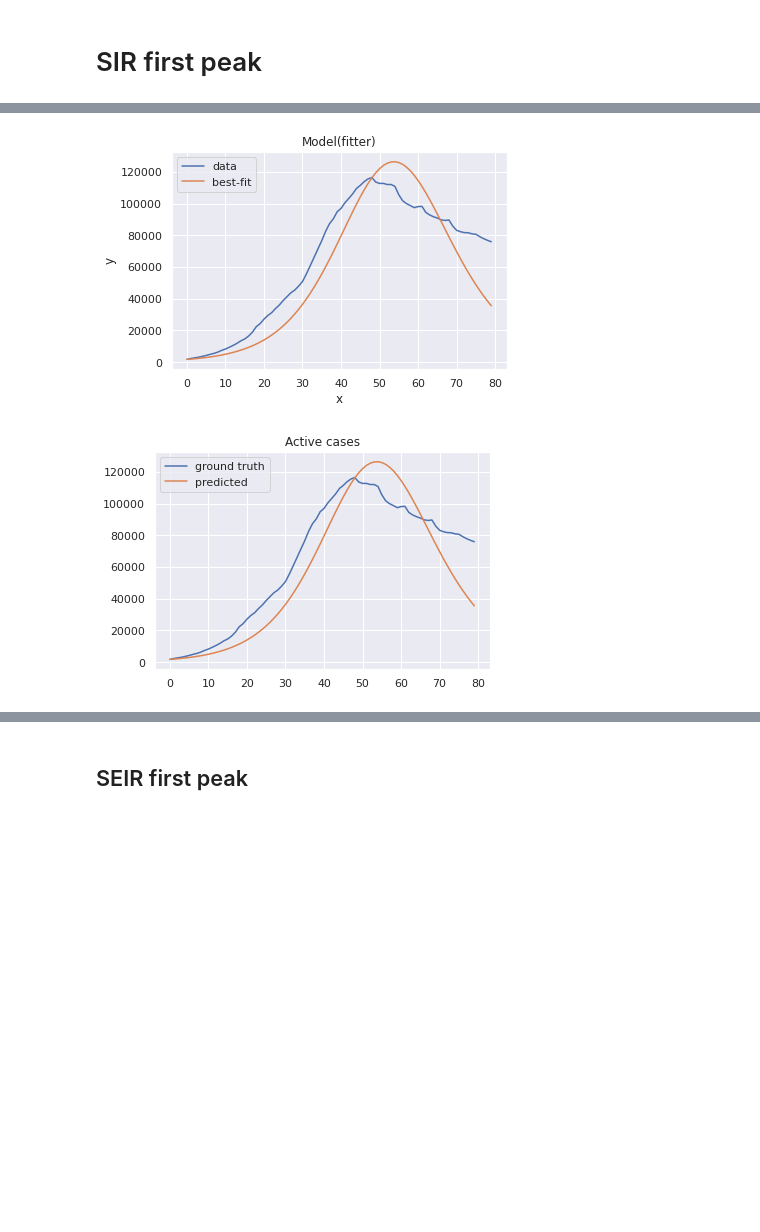
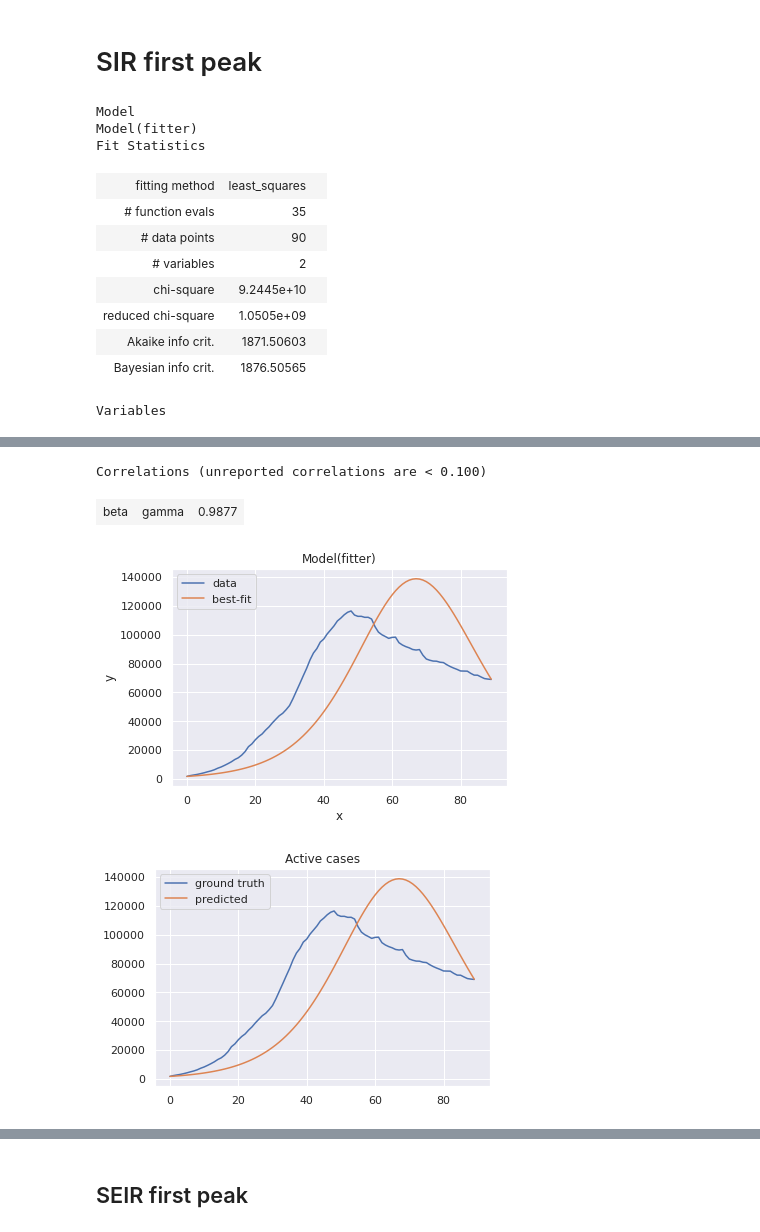
Before and after one commit to btseytlin/covid_peak_sir_modelling, a Jupyter notebook: sir curve fit.ipynb, the cells around one changed output, grey strips where cells are left out. Cells and saved outputs as stored; diff of their text form; code cells hidden in the pictures; blank space fills up the shorter version.

```diff
--- a/sir curve fit.ipynb
+++ b/sir curve fit.ipynb
@@ -57,9 +57,22 @@ len(t)
 # %%
 model = SIROneStain(population)
 
-subset = df.iloc[20:100]
+subset = df[20:110]
 model.fit(subset, subset['infected'])
 
 result = model.fit_result_
 result.plot_fit(datafmt="-");
+result
 # %% [output]
+Model
+Model(fitter)
+Fit Statistics
+| fitting method | least_squares |  |
+| # function evals | 35 |  |
+| # data points | 90 |  |
+| # variables | 2 |  |
+| chi-square | 9.2445e+10 |  |
+| reduced chi-square | 1.0505e+09 |  |
+| Akaike info crit. | 1871.50603 |  |
+| Bayesian info crit. | 1876.50565 |  |
+Variables
@@ -66,4 +82,6 @@ result.plot_fit(datafmt="-");
+Correlations (unreported correlations are < 0.100)
+| beta | gamma | 0.9877 |
-[figure, old version]
+[figure, new version]
 # %%
 S, I, R = model.predict(subset)
 # %%
@@ -75,7 +93,7 @@ plt.legend()
 plt.title('Active cases')
 plt.show()
 # %% [output]
-[figure, old version]
+[figure, new version]
 # %%
 plt.figure()
 x = np.arange(len(subset))
```
Also changed, not shown: parts of 9 cells of this notebook, 1 other file.
